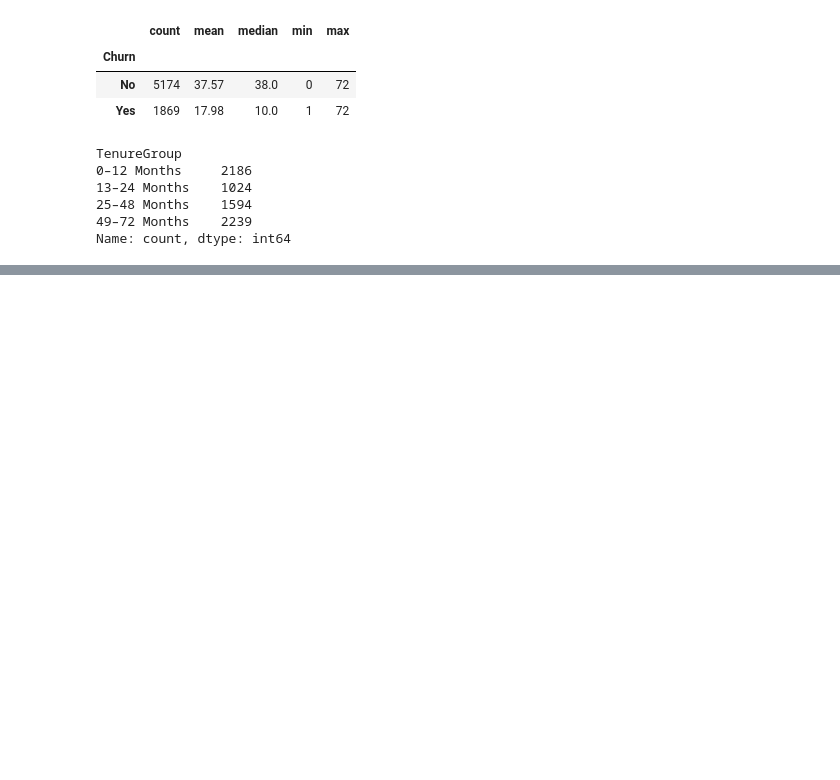
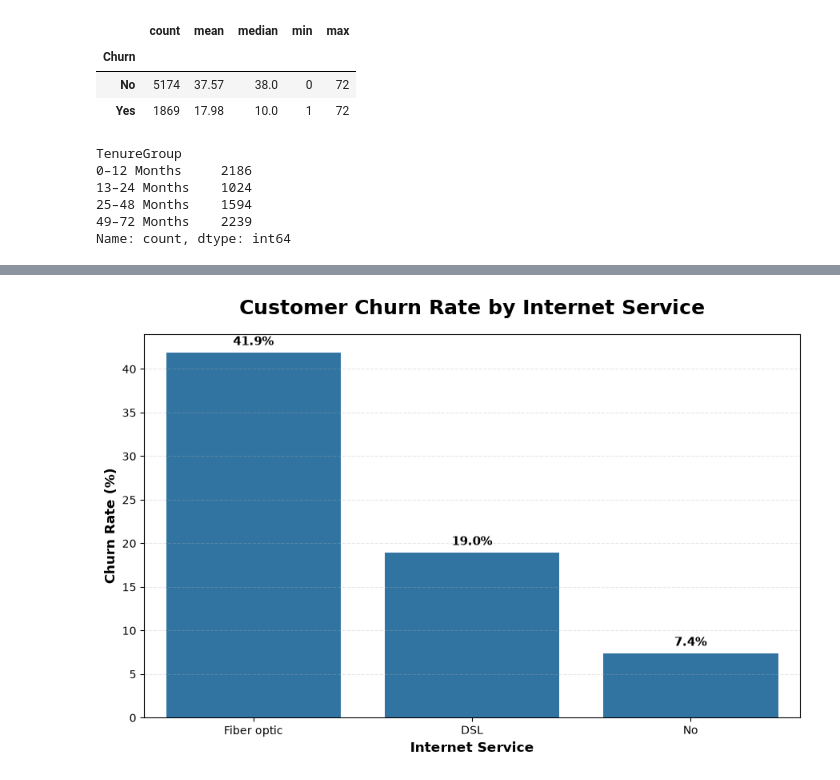
Before and after one commit to shubhamsinghsarkar61/Customer-Churn-Prediction, a Jupyter notebook: EDA.ipynb, the cells around one changed output, grey strips where cells are left out. Cells and saved outputs as stored; diff of their text form; code cells hidden in the pictures; blank space fills up the shorter version.

```diff
--- a/EDA.ipynb
+++ b/EDA.ipynb
@@ -243,0 +564,48 @@ Name: count, dtype: int64
+# %%
+plt.figure(figsize=(9, 6))
+
+ax = sns.barplot(
+    data=internet_churn,
+    x='InternetService',
+    y='ChurnRate',
+    errorbar=None
+)
+
+for container in ax.containers:
+    ax.bar_label(
+        container,
+        fmt='%.1f%%',
+        padding=4,
+        fontsize=11,
+        fontweight='bold'
+    )
+
+plt.title(
+    'Customer Churn Rate by Internet Service',
+    fontsize=18,
+    fontweight='bold',
+    pad=18
+)
+
+plt.xlabel(
+    'Internet Service',
+    fontsize=12,
+    fontweight='bold'
+)
+
+plt.ylabel(
+    'Churn Rate (%)',
+    fontsize=12,
+    fontweight='bold'
+)
+
+plt.grid(
+    axis='y',
+    linestyle='--',
+    alpha=0.3
+)
+
+plt.tight_layout()
+plt.show()
+# %% [output]
+[figure, added]
```
Also changed, not shown: parts of 23 cells of this notebook.
